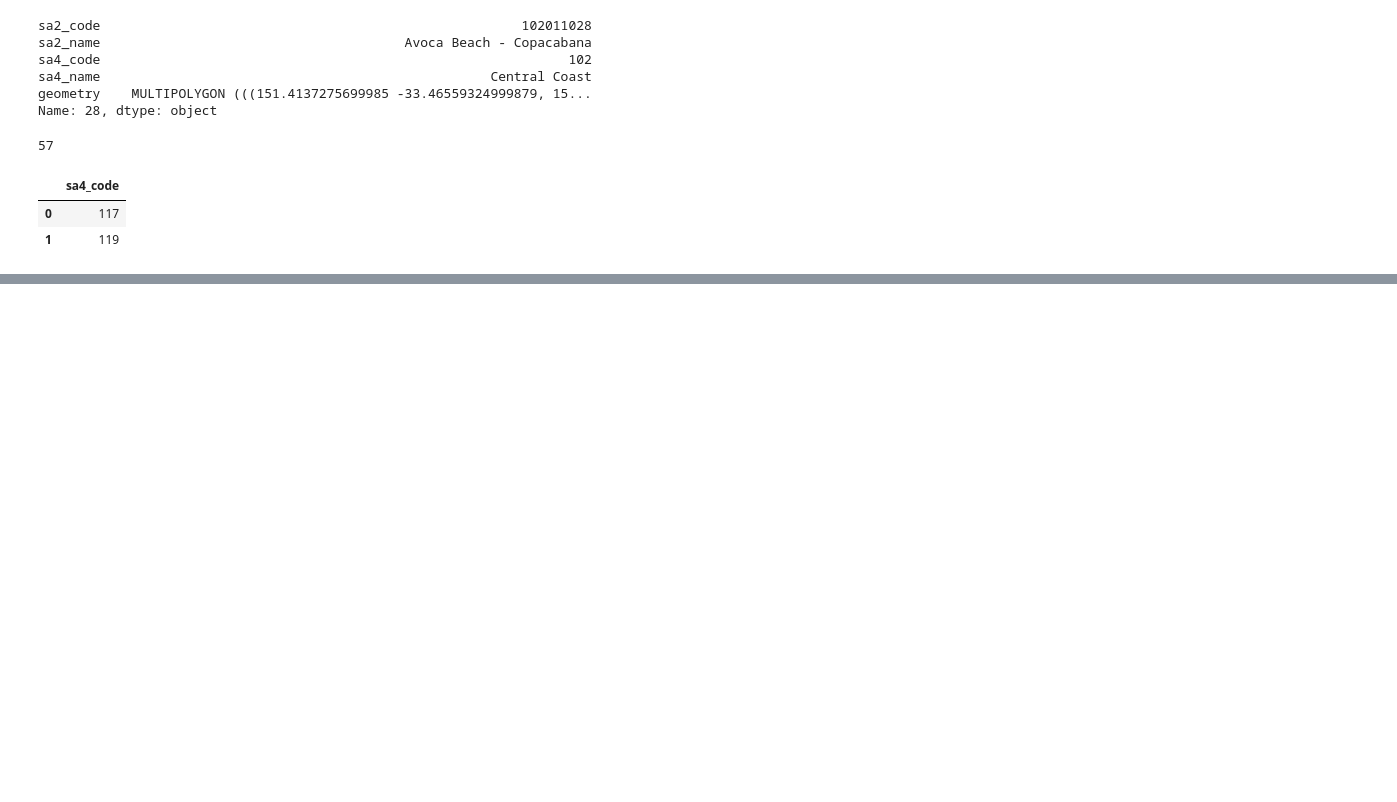
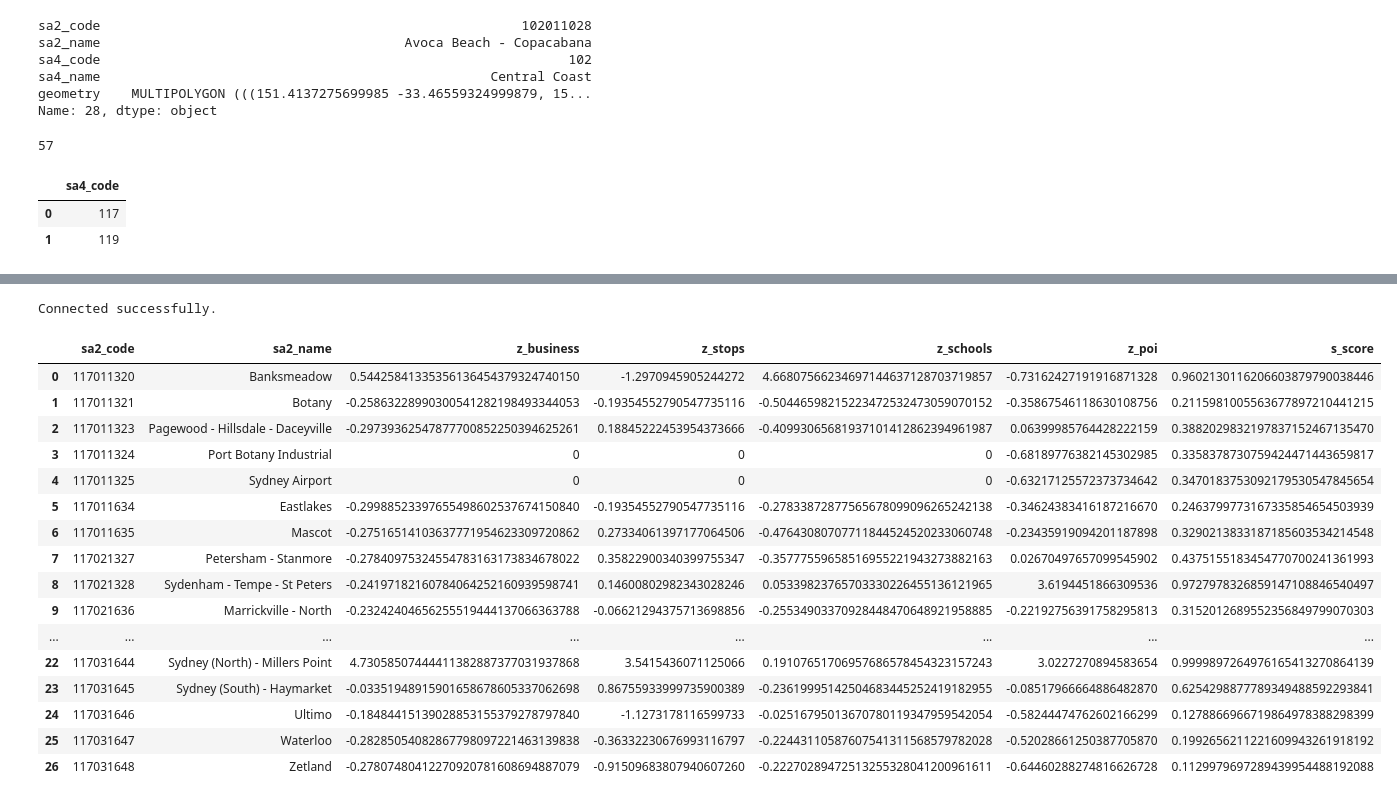
Before and after one commit to fantasticFregata/DATA2001-Assignment, a Jupyter notebook: Assignment.ipynb, the cells around one changed output, grey strips where cells are left out. Cells and saved outputs as stored; diff of their text form; code cells hidden in the pictures; blank space fills up the shorter version.

```diff
--- a/Assignment.ipynb
+++ b/Assignment.ipynb
@@ -1134,0 +1147,46 @@ Connected successfully.
+# %%
+def calculate_s_score(conn, sa4_code):
+
+    # convert to df
+    z_business_df = pd.DataFrame(calculate_z_business(conn, sa4_code))
+    z_stops_df = pd.DataFrame(calculate_z_stops(conn, sa4_code))
+    z_schools_df = pd.DataFrame(calculate_z_schools(conn, sa4_code))
+    z_poi_df = pd.DataFrame(calculate_z_poi(conn, sa4_code))
+
+    # merge
+    merged_df = pd.merge(z_business_df, z_stops_df, on=['sa2_code', 'sa2_name'], how='outer')
+    merged_df = pd.merge(merged_df, z_schools_df, on=['sa2_code', 'sa2_name'], how='outer')
+    merged_df = pd.merge(merged_df, z_poi_df, on=['sa2_code', 'sa2_name'], how='outer')
+
+    merged_df.fillna(0, inplace=True) # handle NaN values
+
+    # S score
+    sum_z = merged_df['z_business'] + merged_df['z_stops'] + merged_df['z_schools'] + merged_df['z_poi']
+    s_score = 1 / (1 + np.exp(-sum_z))
+    merged_df['s_score'] = s_score
+
+    return merged_df[['sa2_code', 'sa2_name', 'z_business', 'z_stops', 'z_schools', 'z_poi', 's_score']]
+# %%
+reset()
+# test
+
+calculate_s_score(conn, 117)
+# %% [output]
+Connected successfully.
+|  | sa2_code | sa2_name | z_business | z_stops | z_schools | z_poi | s_score |
+| 0 | 117011320 | Banksmeadow | 0.54425841335356136454379324740150 | -1.2970945905244272 | 4.66807566234697144637128703719857 | -0.73162427191916871328 | 0.9602130116206603879790038446 |
+| 1 | 117011321 | Botany | -0.25863228990300541282198493344053 | -0.19354552790547735116 | -0.50446598215223472532473059070152 | -0.35867546118630108756 | 0.2115981005563677897210441215 |
+| 2 | 117011323 | Pagewood - Hillsdale - Daceyville | -0.29739362547877700852250394625261 | 0.18845222453954373666 | -0.40993065681937101412862394961987 | 0.06399985764428222159 | 0.3882029832197837152467135470 |
+| 3 | 117011324 | Port Botany Industrial | 0 | 0 | 0 | -0.68189776382145302985 | 0.3358378730759424471443659817 |
+| 4 | 117011325 | Sydney Airport | 0 | 0 | 0 | -0.63217125572373734642 | 0.3470183753092179530547845654 |
+| 5 | 117011634 | Eastlakes | -0.29988523397655498602537674150840 | -0.19354552790547735116 | -0.27833872877565678099096265242138 | -0.34624383416187216670 | 0.2463799773167335854654503939 |
+| 6 | 117011635 | Mascot | -0.27516514103637771954623309720862 | 0.27334061397177064506 | -0.47643080707711844524520233060748 | -0.23435919094201187898 | 0.3290213833187185603534214548 |
+| 7 | 117021327 | Petersham - Stanmore | -0.27840975324554783163173834678022 | 0.35822900340399755347 | -0.35777559658516955221943273882163 | 0.02670497657099545902 | 0.4375155183454770700241361993 |
+| 8 | 117021328 | Sydenham - Tempe - St Peters | -0.24197182160784064252160939598741 | 0.14600802982343028246 | 0.05339823765703330226455136121965 | 3.6194451866309536 | 0.9727978326859147108846540497 |
+| 9 | 117021636 | Marrickville - North | -0.23242404656255519444137066363788 | -0.06621294375713698856 | -0.25534903370928448470648921958885 | -0.22192756391758295813 | 0.3152012689552356849799070303 |
+| ... | ... | ... | ... | ... | ... | ... | ... |
+| 22 | 117031644 | Sydney (North) - Millers Point | 4.73058507444411382887377031937868 | 3.5415436071125066 | 0.19107651706957686578454323157243 | 3.0227270894583654 | 0.9999897264976165413270864139 |
+| 23 | 117031645 | Sydney (South) - Haymarket | -0.03351948915901658678605337062698 | 0.86755933999735900389 | -0.23619995142504683445252419182955 | -0.08517966664886482870 | 0.6254298877789349488592293841 |
+| 24 | 117031646 | Ultimo | -0.18484415139028853155379278797840 | -1.1273178116599733 | -0.02516795013670780119347959542054 | -0.58244474762602166299 | 0.1278866966719864978388298399 |
+| 25 | 117031647 | Waterloo | -0.28285054082867798097221463139838 | -0.36332230676993116797 | -0.22443110587607541311568579782028 | -0.52028661250387705870 | 0.1992656211221609943261918192 |
+| 26 | 117031648 | Zetland | -0.27807480412270920781608694887079 | -0.91509683807940607260 | -0.22270289472513255328041200961611 | -0.64460288274816626728 | 0.1129979697289439954488192088 |
```
Also changed, not shown: parts of 10 cells of this notebook.
